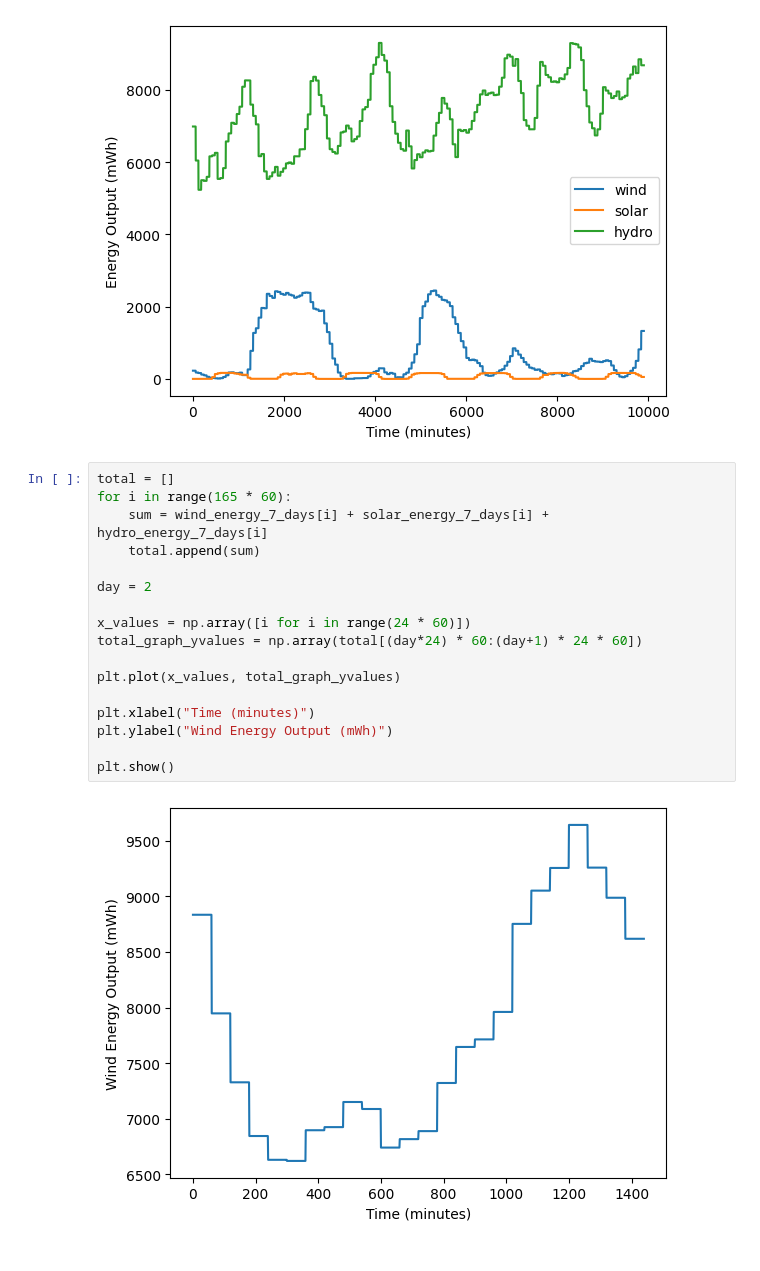
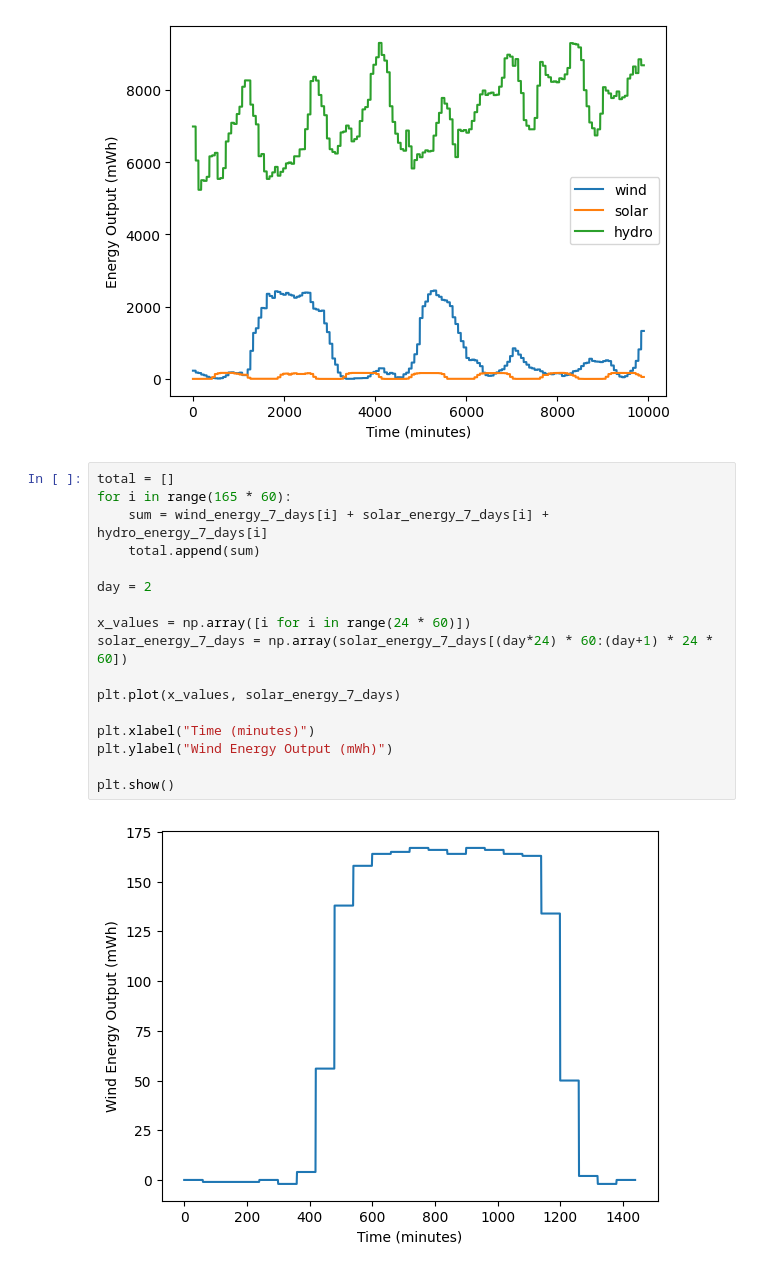
Before and after one commit to calebtheeardley/PeakDemanMinimizationAboveAResourceCurve, a Jupyter notebook: Code/Data Visualization/renewable_data_visualization.ipynb, the cells around one changed output. Saved outputs shown, nothing was run; the diff lists cells and outputs as text.

```diff
--- a/Code/Data Visualization/renewable_data_visualization.ipynb
+++ b/Code/Data Visualization/renewable_data_visualization.ipynb
@@ -45,19 +45,19 @@ plt.show()
 # %%
 total = []
 for i in range(165 * 60):
     sum = wind_energy_7_days[i] + solar_energy_7_days[i] + hydro_energy_7_days[i]
     total.append(sum)
 
 day = 2
 
 x_values = np.array([i for i in range(24 * 60)])
-total_graph_yvalues = np.array(total[(day*24) * 60:(day+1) * 24 * 60])
+solar_energy_7_days = np.array(solar_energy_7_days[(day*24) * 60:(day+1) * 24 * 60])
 
-plt.plot(x_values, total_graph_yvalues)
+plt.plot(x_values, solar_energy_7_days)
 
 plt.xlabel("Time (minutes)")
 plt.ylabel("Wind Energy Output (mWh)")
 
 plt.show()
 # %% [output]
-[figure, old version]
+[figure, new version]
```
Also changed, not shown: 3 other files.
